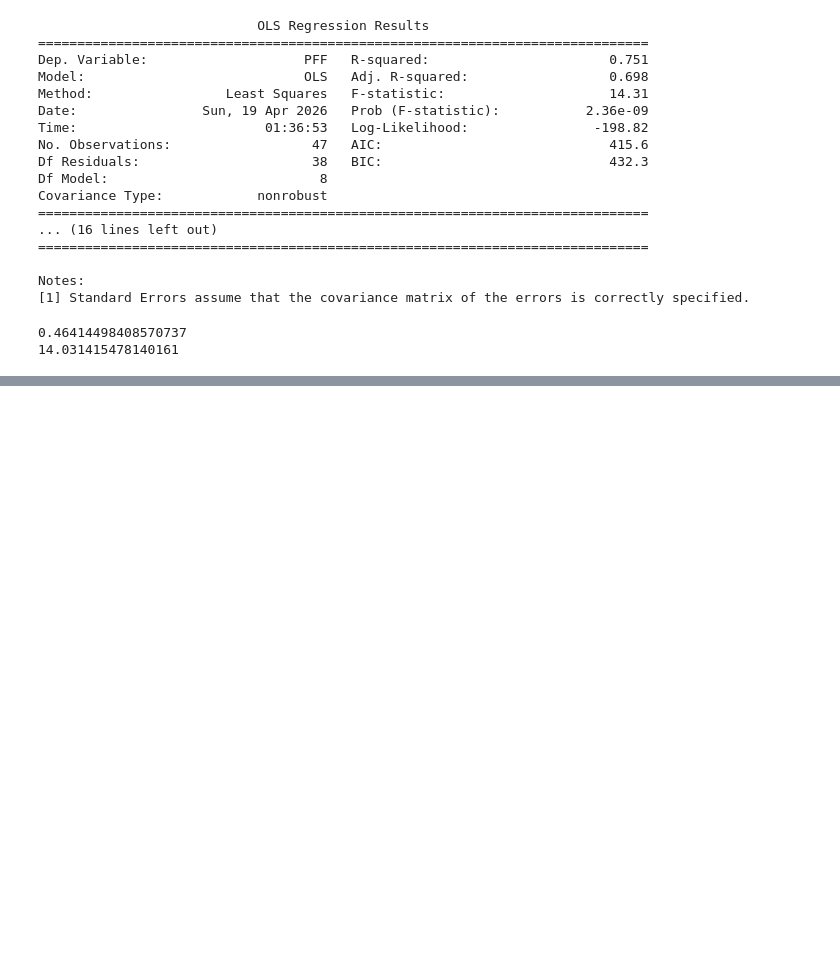
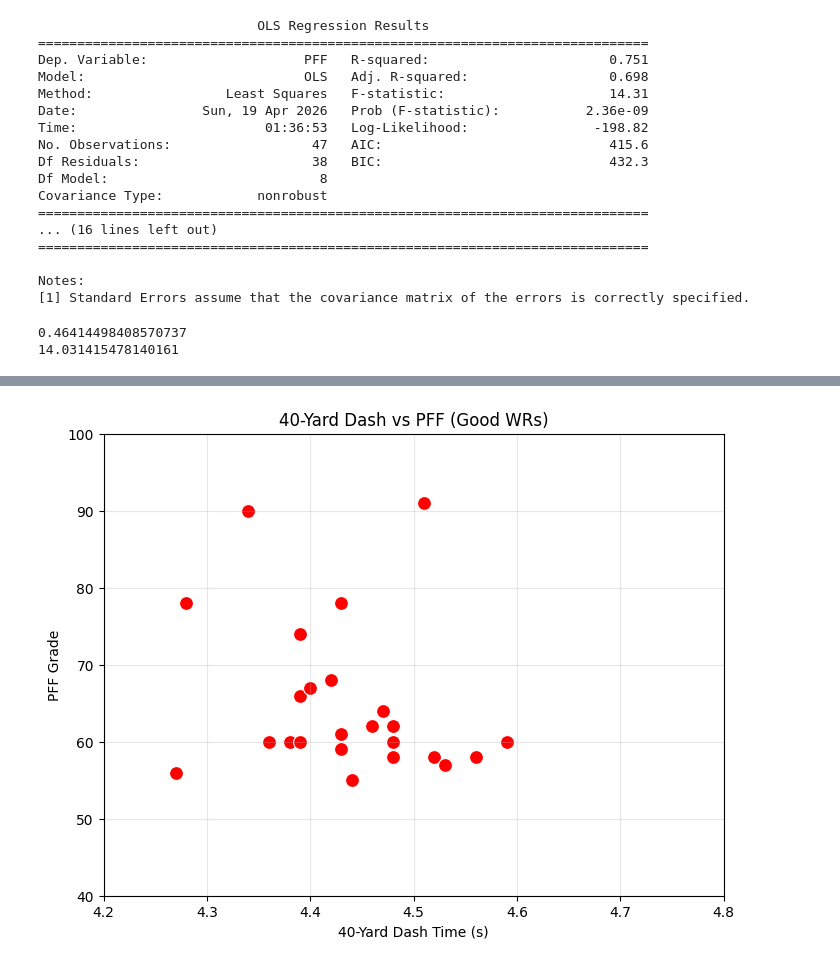
Before and after one commit to Gotham2006/QB_Combine_Public, a Jupyter notebook: Wr_Work_File.ipynb, the cells around one changed output, grey strips where cells are left out. Cells and saved outputs as stored; diff of their text form; code cells hidden in the pictures; blank space fills up the shorter version.

```diff
--- a/Wr_Work_File.ipynb
+++ b/Wr_Work_File.ipynb
@@ -168,0 +193,3 @@ print(mean_absolute_error(test_labels,preds))
+# %%
+good_WR_df = WR_df[WR_df["PFF"] > 40]
+good_WR_df
@@ -168,0 +248,20 @@ print(mean_absolute_error(test_labels,preds))
+# %%
+plt.figure(figsize=(8,6))
+
+sns.scatterplot(
+    data=good_WR_df,
+    x="40 Yd",
+    y="PFF",
+    s = 100,
+    color = 'red'
+)
+plt.xlim(4.2, 4.8)
+plt.ylim(40, 100)
+plt.title("40-Yard Dash vs PFF (Good WRs)")
+plt.xlabel("40-Yard Dash Time (s)")
+plt.ylabel("PFF Grade")
+
+plt.grid(True, alpha=0.3)
+plt.show()
+# %% [output]
+[figure, added]
```
Also changed, not shown: parts of 5 cells of this notebook.
